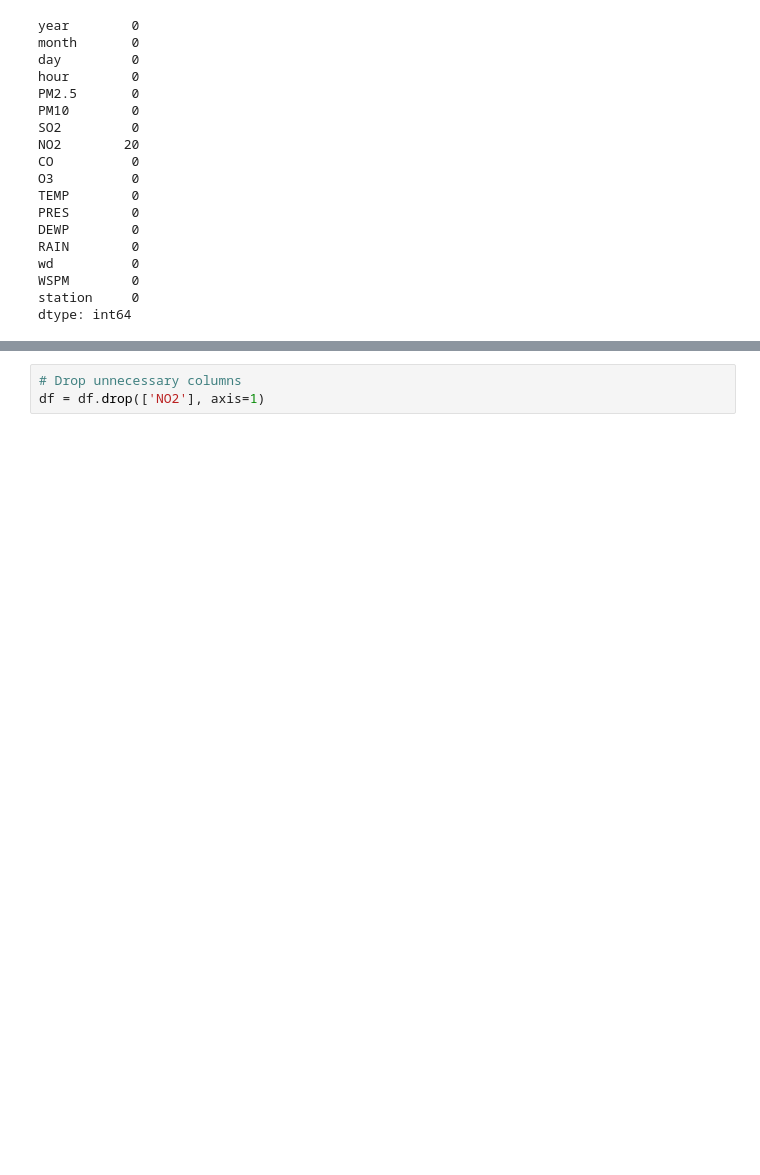
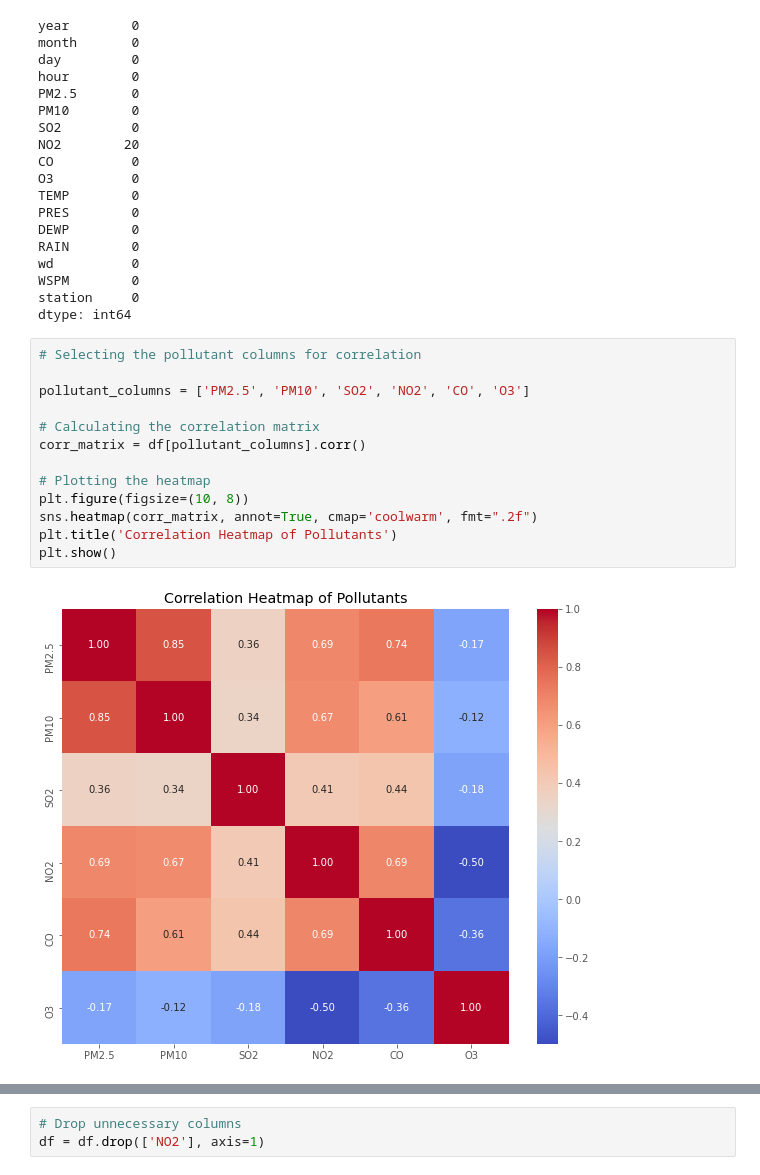
Before and after one commit to jonvis23/Air-Quality-Forecasting, a Jupyter notebook: notebook.ipynb, the cells around one changed output, grey strips where cells are left out. Cells and saved outputs as stored; diff of their text form; blank space fills up the shorter version.

```diff
--- a/notebook.ipynb
+++ b/notebook.ipynb
@@ -146,3 +145,18 @@ wd          0
 WSPM        0
 station     0
 dtype: int64
+# %%
+# Selecting the pollutant columns for correlation
+
+pollutant_columns = ['PM2.5', 'PM10', 'SO2', 'NO2', 'CO', 'O3']
+
+# Calculating the correlation matrix
+corr_matrix = df[pollutant_columns].corr()
+
+# Plotting the heatmap
+plt.figure(figsize=(10, 8))
+sns.heatmap(corr_matrix, annot=True, cmap='coolwarm', fmt=".2f")
+plt.title('Correlation Heatmap of Pollutants')
+plt.show()
+# %% [output]
+[figure, added]
```
Also changed, not shown: parts of 35 cells of this notebook.
